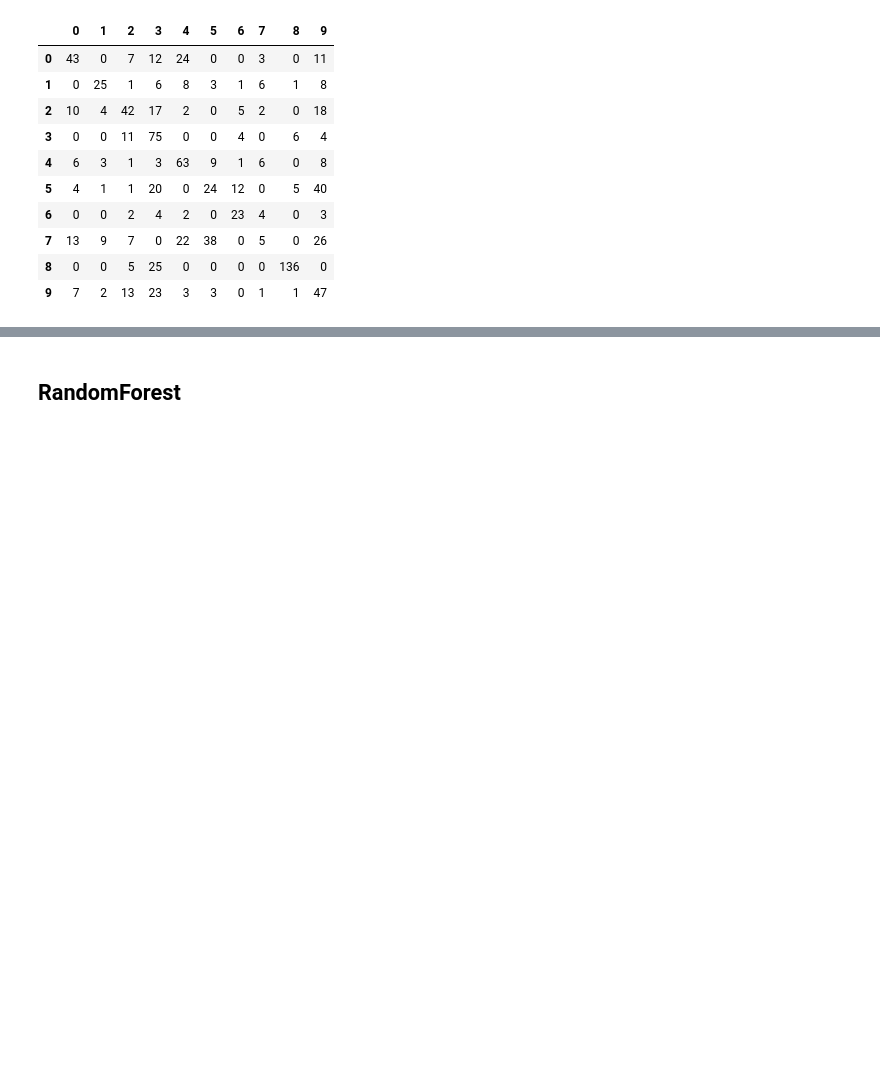
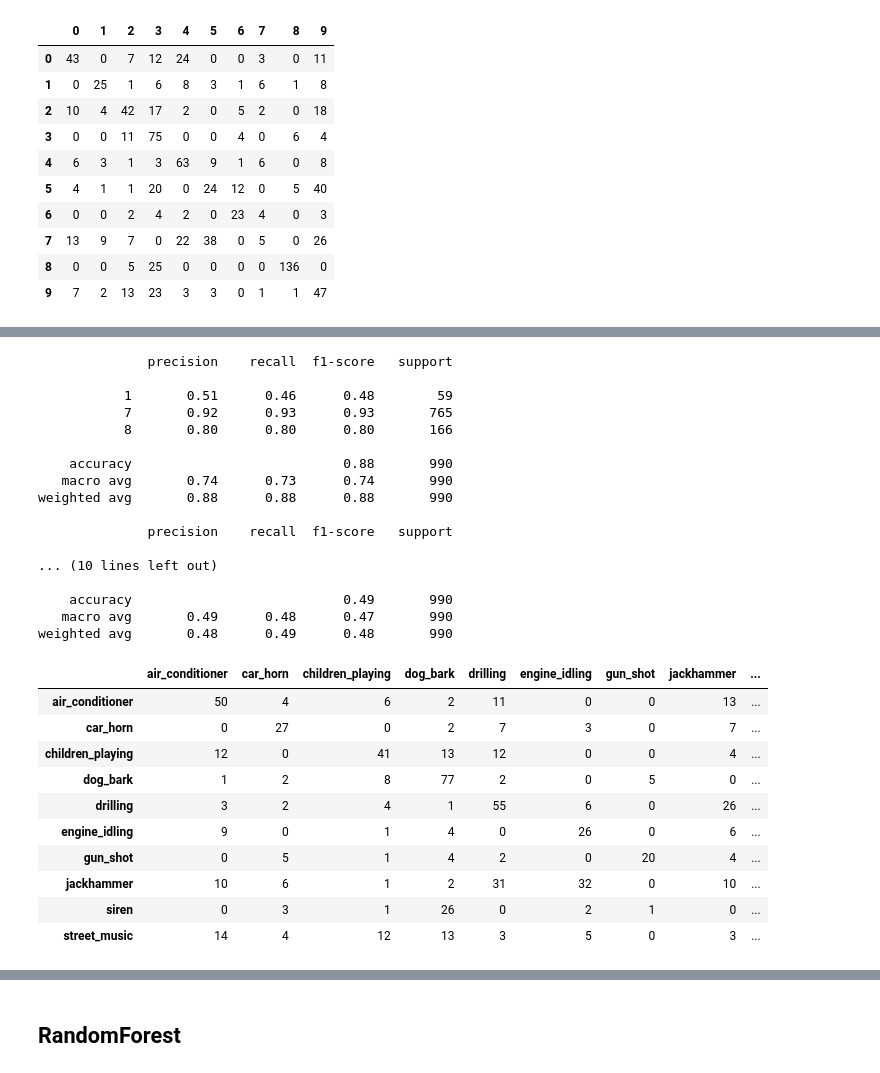
Before and after one commit to axelth/hasp, a Jupyter notebook: notebooks/axelth_849_modeling.ipynb, the cells around one changed output, grey strips where cells are left out. Cells and saved outputs as stored; diff of their text form; code cells hidden in the pictures; blank space fills up the shorter version.

```diff
--- a/notebooks/axelth_849_modeling.ipynb
+++ b/notebooks/axelth_849_modeling.ipynb
@@ -120,0 +178,42 @@ weighted avg       0.48      0.49      0.47       990
+# %%
+svc_ovsamp_val_pred = svc_ovsamp_pipeline.predict(val_fold)
+print(classification_report(
+    combine_classes([1, 8], val_y),
+    combine_classes([1, 8], svc_ovsamp_val_pred)
+))
+print(classification_report(
+     val_y,
+    svc_ovsamp_val_pred))
+labels = data.metadata[['classID', 'class']].drop_duplicates().sort_values('classID')['class'].to_list()
+pd.DataFrame(confusion_matrix(val_y, svc_ovsamp_val_pred),
+             index=labels,#[0,1,2,3,4,5,6,7,8, 9],
+             columns=labels)#[0,1,2,3,4,5,6,7,8, 9])
+# %% [output]
+              precision    recall  f1-score   support
+
+           1       0.51      0.46      0.48        59
+           7       0.92      0.93      0.93       765
+           8       0.80      0.80      0.80       166
+
+    accuracy                           0.88       990
+   macro avg       0.74      0.73      0.74       990
+weighted avg       0.88      0.88      0.88       990
+
+              precision    recall  f1-score   support
+
+... (10 lines left out)
+
+    accuracy                           0.49       990
+   macro avg       0.49      0.48      0.47       990
+weighted avg       0.48      0.49      0.48       990
+|  | air_conditioner | car_horn | children_playing | dog_bark | drilling | engine_idling | gun_shot | jackhammer | ... |
+| air_conditioner | 50 | 4 | 6 | 2 | 11 | 0 | 0 | 13 | ... |
+| car_horn | 0 | 27 | 0 | 2 | 7 | 3 | 0 | 7 | ... |
+| children_playing | 12 | 0 | 41 | 13 | 12 | 0 | 0 | 4 | ... |
+| dog_bark | 1 | 2 | 8 | 77 | 2 | 0 | 5 | 0 | ... |
+| drilling | 3 | 2 | 4 | 1 | 55 | 6 | 0 | 26 | ... |
+| engine_idling | 9 | 0 | 1 | 4 | 0 | 26 | 0 | 6 | ... |
+| gun_shot | 0 | 5 | 1 | 4 | 2 | 0 | 20 | 4 | ... |
+| jackhammer | 10 | 6 | 1 | 2 | 31 | 32 | 0 | 10 | ... |
+| siren | 0 | 3 | 1 | 26 | 0 | 2 | 1 | 0 | ... |
+| street_music | 14 | 4 | 12 | 13 | 3 | 5 | 0 | 3 | ... |
```
Also changed, not shown: parts of 15 cells of this notebook, 1 other file.
